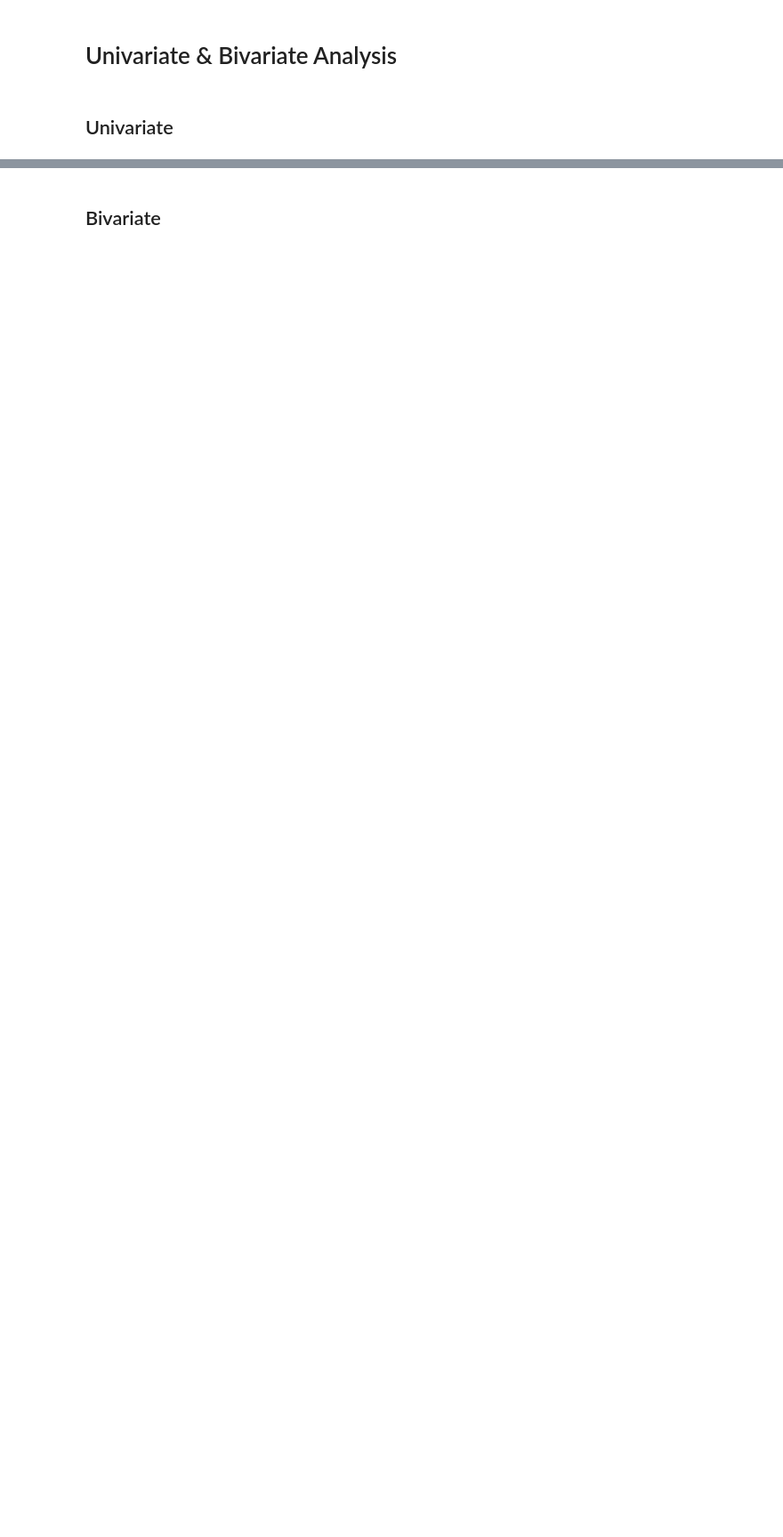
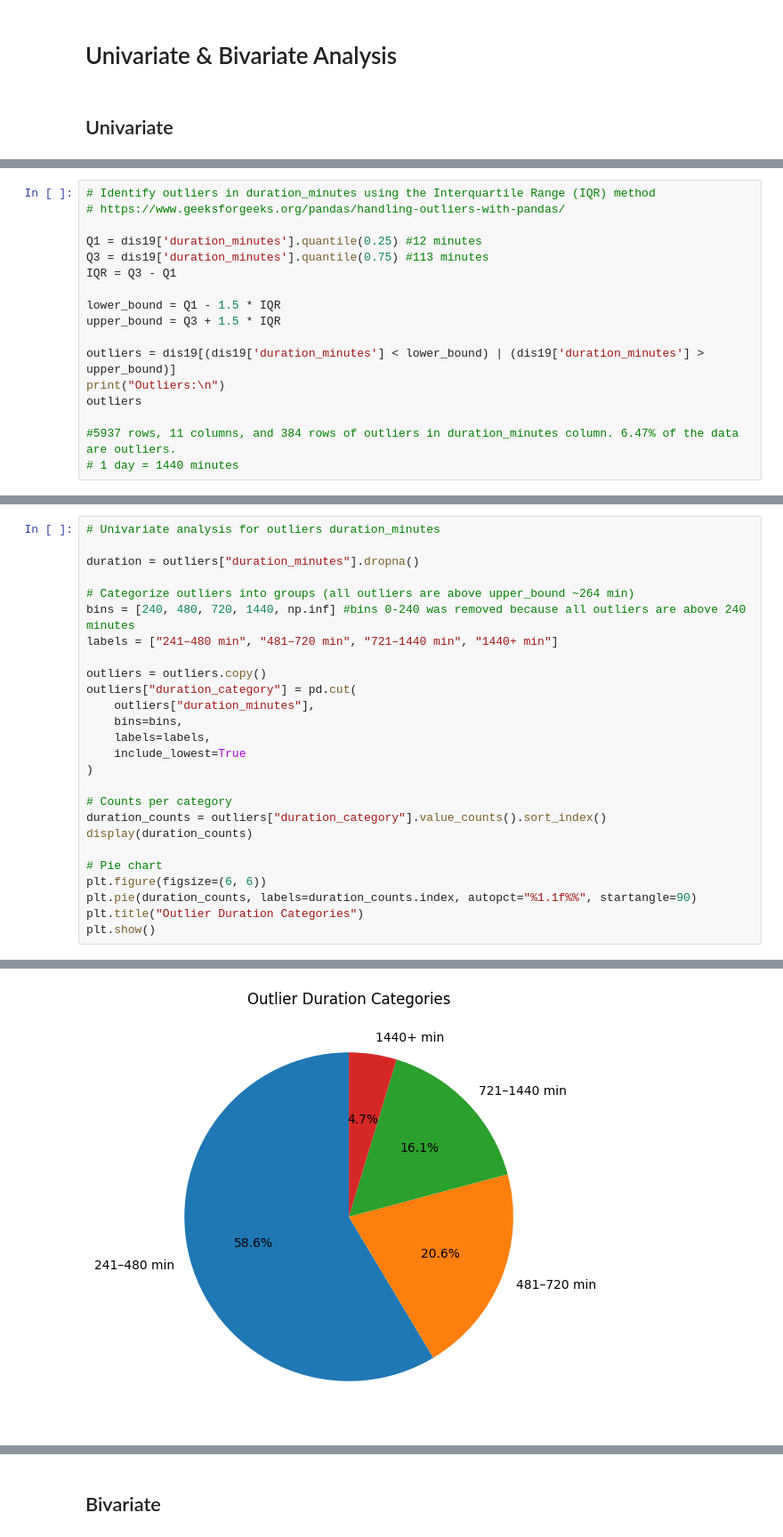
Before and after one commit to ywang0202/master_thesis, a Jupyter notebook: eda_disruptions.ipynb, the cells around one changed output, grey strips where cells are left out. Shown at 89% size. Drawn from its saved outputs; the diff is of its cells as text; blank space fills up the shorter version.

```diff
--- a/eda_disruptions.ipynb
+++ b/eda_disruptions.ipynb
@@ -150,0 +255,17 @@ Name: count, dtype: int64
+# %%
+# Identify outliers in duration_minutes using the Interquartile Range (IQR) method
+# https://www.geeksforgeeks.org/pandas/handling-outliers-with-pandas/
+
+Q1 = dis19['duration_minutes'].quantile(0.25) #12 minutes
+Q3 = dis19['duration_minutes'].quantile(0.75) #113 minutes
+IQR = Q3 - Q1
+
+lower_bound = Q1 - 1.5 * IQR
+upper_bound = Q3 + 1.5 * IQR
+
+outliers = dis19[(dis19['duration_minutes'] < lower_bound) | (dis19['duration_minutes'] > upper_bound)]
+print("Outliers:\n")
+outliers
+
+#5937 rows, 11 columns, and 384 rows of outliers in duration_minutes column. 6.47% of the data are outliers.
+# 1 day = 1440 minutes
@@ -150,0 +380,27 @@ Name: count, dtype: int64
+# %%
+# Univariate analysis for outliers duration_minutes
+
+duration = outliers["duration_minutes"].dropna()
+
+# Categorize outliers into groups (all outliers are above upper_bound ~264 min)
+bins = [240, 480, 720, 1440, np.inf] #bins 0-240 was removed because all outliers are above 240 minutes
+labels = ["241–480 min", "481–720 min", "721–1440 min", "1440+ min"]
+
+outliers = outliers.copy()
+outliers["duration_category"] = pd.cut(
+    outliers["duration_minutes"],
+    bins=bins,
+    labels=labels,
+    include_lowest=True
+)
+
+# Counts per category
+duration_counts = outliers["duration_category"].value_counts().sort_index()
+display(duration_counts)
+
+# Pie chart
+plt.figure(figsize=(6, 6))
+plt.pie(duration_counts, labels=duration_counts.index, autopct="%1.1f%%", startangle=90)
+plt.title("Outlier Duration Categories")
+plt.show()
+# %% [output]
@@ -151 +413,2 @@ Name: count, dtype: int64
+[figure, added]
 # %% [markdown]
```
Also changed, not shown: parts of 30 cells of this notebook, 3 other files.
